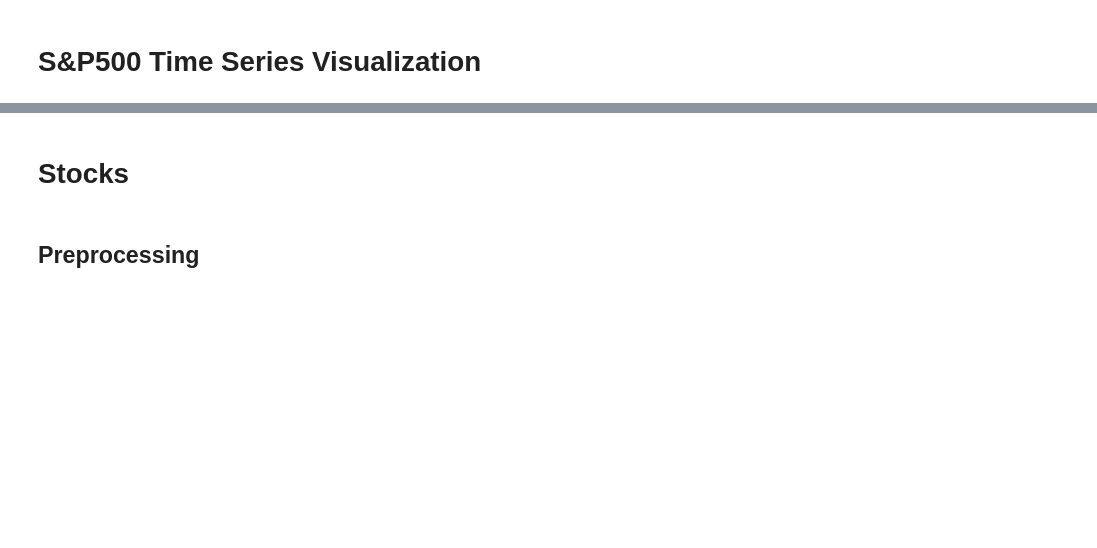
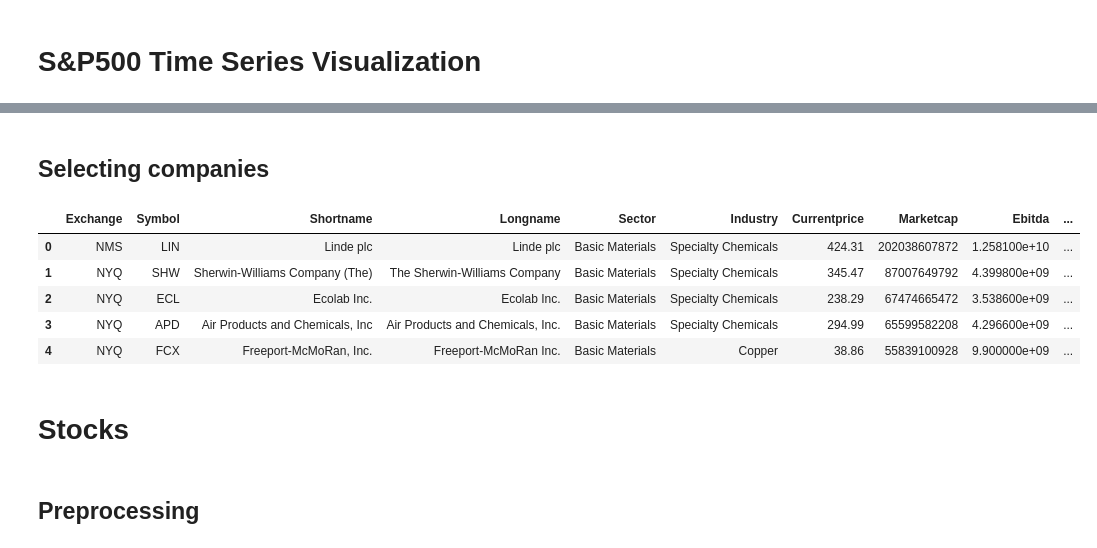
Before and after one commit to jkwiatk1/MDAI25-quantitative-trading-transformers, a Jupyter notebook: data/data_download/sp500_tickers-download&analysis.ipynb, the cells around one changed output, grey strips where cells are left out. Saved outputs shown, nothing was run; the diff lists cells and outputs as text; code cells hidden in the pictures; blank space fills up the shorter version.

```diff
--- a/data/finance/sp500/sp500_tickers-download&analysis.ipynb
+++ b/data/data_download/sp500_tickers-download&analysis.ipynb
@@ -137,3 +152,16 @@ fig = go.Figure([go.Scatter(x=sp_date,y=sp_close)])
 fig.show()
 # %% [output]
 [interactive output not drawn]
+# %% [markdown]
+## Selecting companies
+# %%
+sp500_companies_sorted = data['sp500_companies'].sort_values(by=['Sector', 'Marketcap'], ascending=[True, False])
+sp500_top_10_per_sector = sp500_companies_sorted.groupby('Sector').head(10).reset_index(drop=True)
+sp500_top_10_per_sector.head(5)
+# %% [output]
+|  | Exchange | Symbol | Shortname | Longname | Sector | Industry | Currentprice | Marketcap | Ebitda | ... |
+| 0 | NMS | LIN | Linde plc | Linde plc | Basic Materials | Specialty Chemicals | 424.31 | 202038607872 | 1.258100e+10 | ... |
+| 1 | NYQ | SHW | Sherwin-Williams Company (The) | The Sherwin-Williams Company | Basic Materials | Specialty Chemicals | 345.47 | 87007649792 | 4.399800e+09 | ... |
+| 2 | NYQ | ECL | Ecolab Inc. | Ecolab Inc. | Basic Materials | Specialty Chemicals | 238.29 | 67474665472 | 3.538600e+09 | ... |
+| 3 | NYQ | APD | Air Products and Chemicals, Inc | Air Products and Chemicals, Inc. | Basic Materials | Specialty Chemicals | 294.99 | 65599582208 | 4.296600e+09 | ... |
+| 4 | NYQ | FCX | Freeport-McMoRan, Inc. | Freeport-McMoRan Inc. | Basic Materials | Copper | 38.86 | 55839100928 | 9.900000e+09 | ... |
```
Also changed, not shown: parts of 16 cells of this notebook, 2 other files.
